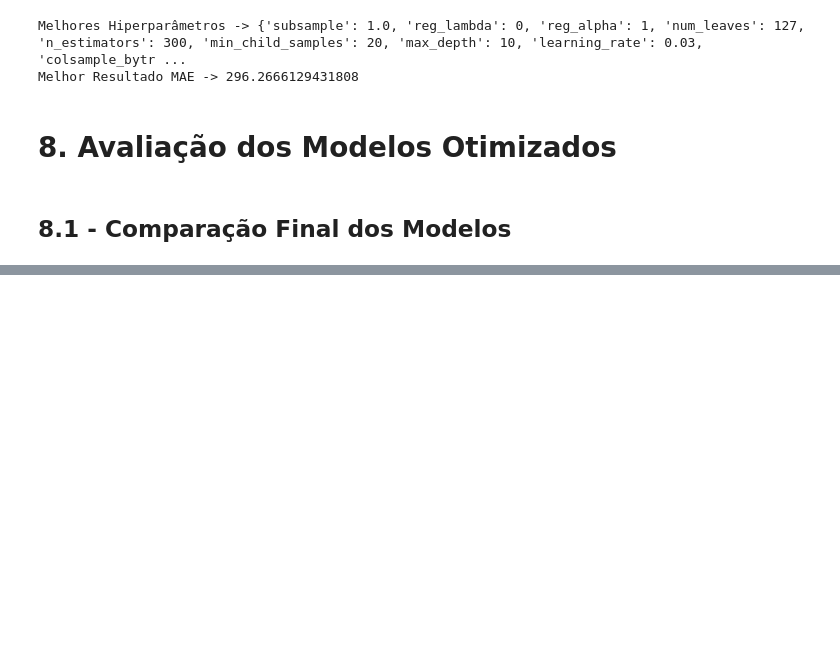
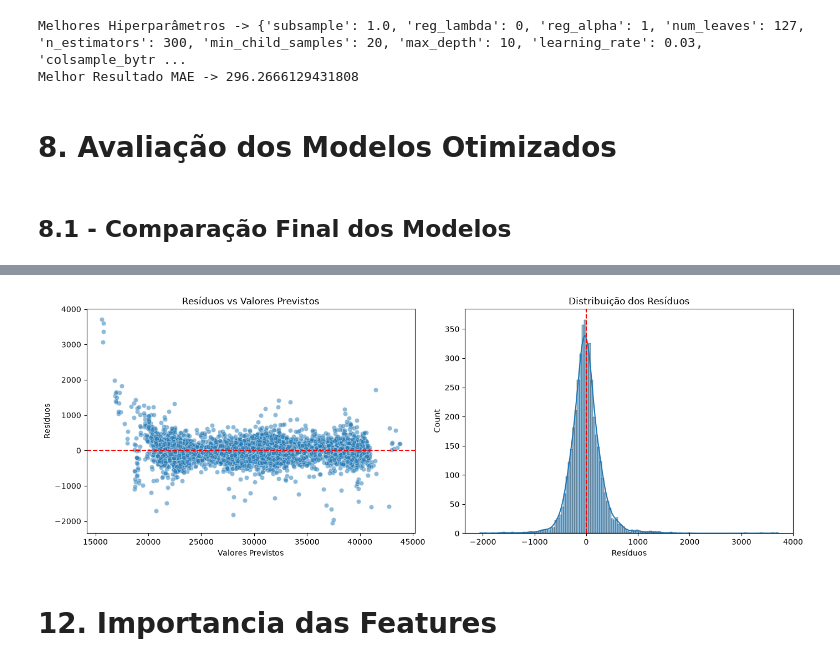
Before and after one commit to RenanTrevelim/energy-demand-forecasting, a Jupyter notebook: notebooks/03_modelos_ML.ipynb, the cells around one changed output, grey strips where cells are left out. Cells and saved outputs as stored; diff of their text form; code cells hidden in the pictures; blank space fills up the shorter version.

```diff
--- a/notebooks/03_modelos_ML.ipynb
+++ b/notebooks/03_modelos_ML.ipynb
@@ -521,0 +743,22 @@ plt.show()
+# %%
+residuos = y_teste_final - previsoes_finais
+
+fig, axes = plt.subplots(1, 2, figsize=(14, 5))
+
+sns.scatterplot(x=previsoes_finais, y=residuos, alpha=0.5, ax=axes[0])
+axes[0].axhline(0.0, color='red', linestyle='--')
+axes[0].set_title("Resíduos vs Valores Previstos")
+axes[0].set_xlabel("Valores Previstos")
+axes[0].set_ylabel("Resíduos")
+
+sns.histplot(residuos, kde=True, ax=axes[1])
+axes[1].axvline(0.0, color='red', linestyle='--')
+axes[1].set_title("Distribuição dos Resíduos")
+axes[1].set_xlabel("Resíduos")
+
+plt.tight_layout()
+plt.show()
+# %% [output]
+[figure, added]
+# %% [markdown]
+# 12. Importancia das Features
```
Also changed, not shown: parts of 26 cells of this notebook.
